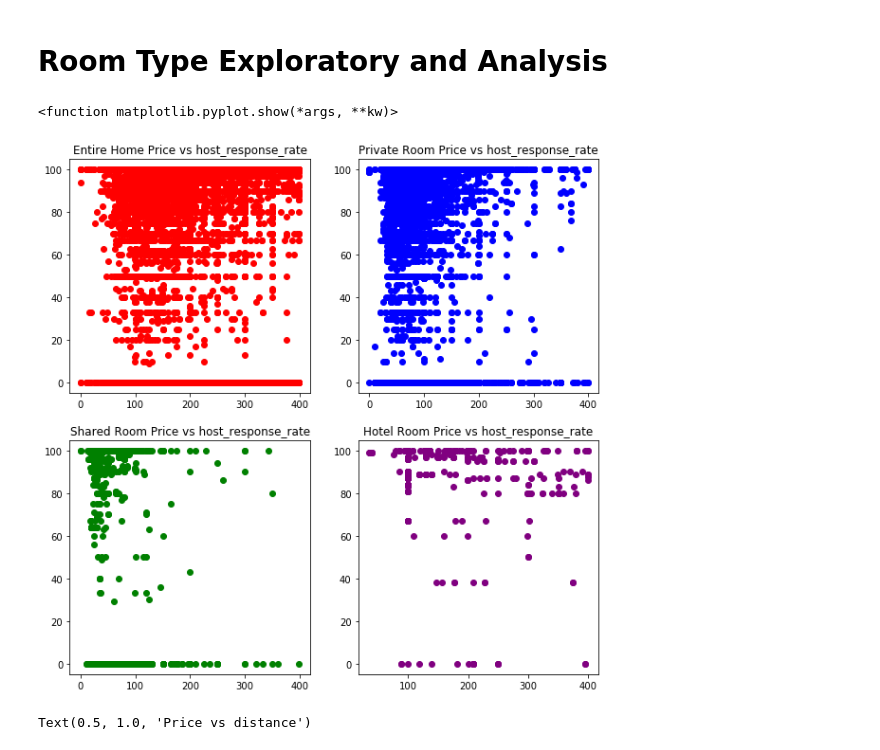
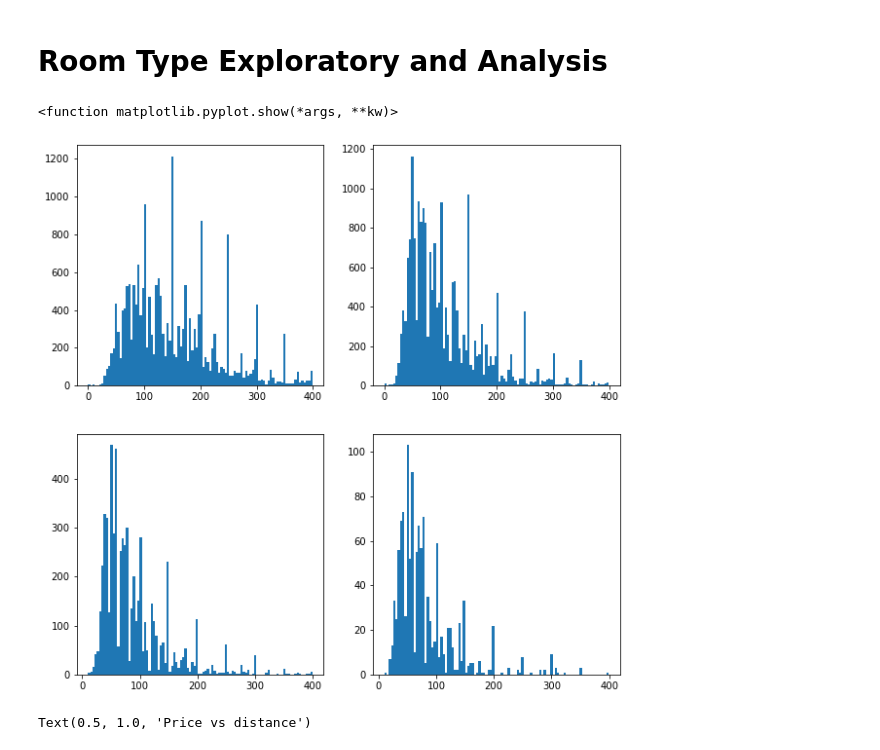
Before and after one commit to cheikhsidi/AirBnb-Price-Preduction_NYC, a Jupyter notebook: airbnb_ml.ipynb, the cells around one changed output. Saved outputs shown, nothing was run; the diff lists cells and outputs as text; code cells hidden in the pictures.

```diff
--- a/airbnb_ml.ipynb
+++ b/airbnb_ml.ipynb
@@ -28,7 +32,7 @@ df1.head()
 df = df1.drop(['id','neighbourhood', 'Review Rating','host_since', 'host_response_time','amenities',
                'street', 'host_verifications','calendar_last_scraped','host_identity_verified',  'host_has_profile_pic',
                'neighbourhood_cleansed',  'instant_bookable','host_acceptance_rate', 'host_id', 'host_listings_count',
-               'host_total_listings_count', 'minimum_nights', 'maximum_nights', 'property_type', 'host_neighbourhood', 'Unnamed: 0'], axis = 1)
+               'host_total_listings_count', 'minimum_nights', 'maximum_nights', 'property_type', 'Unnamed: 0'], axis = 1)
 # %%
 # Checking for nulls
 df.isnull().sum()
@@ -296,31 +300,31 @@ HotelRoom = df[df['Room_Type'] == 'Hotel room']
 # %%
 # Plotting the distribution of the price
 # ax = sb.distplot(Manhattan['Price'], axlabel='Listing Price')
-def plot(a, b):
-    x1 = EntireRoom[a]
-    y1 = EntireRoom[b]
-    x2 = PrivateRoom[a]
-    y2 = PrivateRoom[b]
-    x3 = SharedRoom[a]
-    y3 = SharedRoom[b]
-    x4 = HotelRoom[a]
-    y4 = HotelRoom[b]
+def plot():
+#     x1 = Manhattan[a]
+#     y1 = Manhattan[b]
+#     x2 = Brooklyn[a]
+#     y2 = Brooklyn[b]
+#     x3 = Queens[a]
+#     y3 = Queens[b]
+#     x4 = Bronx[a]
+#     y4 = Bronx[b]
 
     fig, axs = plt.subplots(2, 2, figsize=(10,10))
-    axs[0, 0].scatter(x1, y1, c='red')
-    axs[0, 0].set_title(f'Entire Home {a} vs {b}')
-    axs[0, 1].scatter(x2, y2, c='blue')
-    axs[0, 1].set_title(f'Private Room {a} vs {b}')
-    axs[1, 0].scatter(x3, y3, c='green')
-    axs[1, 0].set_title(f'Shared Room {a} vs {b}')
-    axs[1, 1].scatter(x4, y4, c='purple')
-    axs[1, 1].set_title(f'Hotel Room {a} vs {b}')
+    axs[0, 0].hist(Manhattan['Price'],bins=100)
+#     axs[0, 0].set_title(f'Entire Home {a} vs {b}')
+    axs[0, 1].hist(Brooklyn['Price'],bins=100)
+#     axs[0, 1].set_title(f'Private Room {a} vs {b}')
+    axs[1, 0].hist(Queens['Price'],bins=100)
+#     axs[1, 0].set_title(f'Shared Room {a} vs {b}')
+    axs[1, 1].hist(Bronx['Price'], bins=100)
+#     axs[1, 1].set_title(f'Hotel Room {a} vs {b}')
     return plt.show
 
-plot('Price', 'host_response_rate')
+plot()
 # %% [output]
 <function matplotlib.pyplot.show(*args, **kw)>
-[figure, old version]
+[figure, new version]
 # %%
 # Price vs Distance Shared Room
 
```
Also changed, not shown: parts of 28 cells of this notebook.
